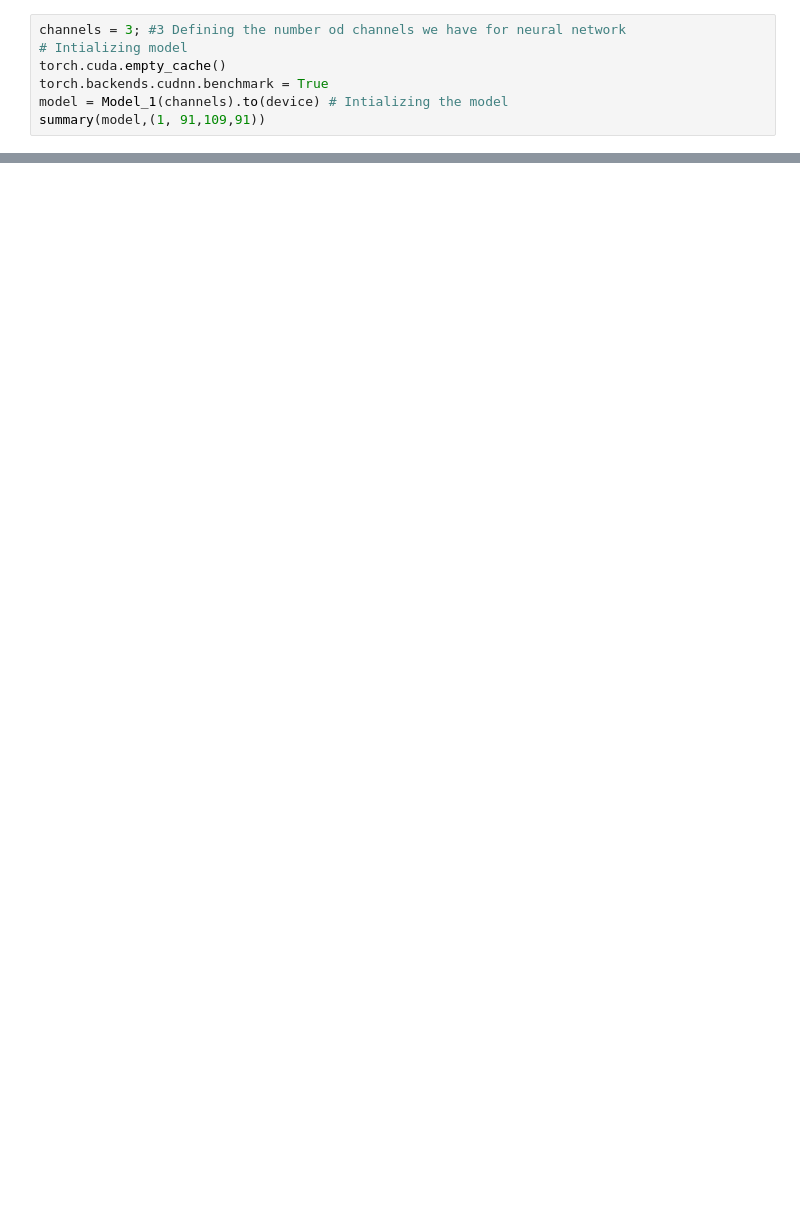
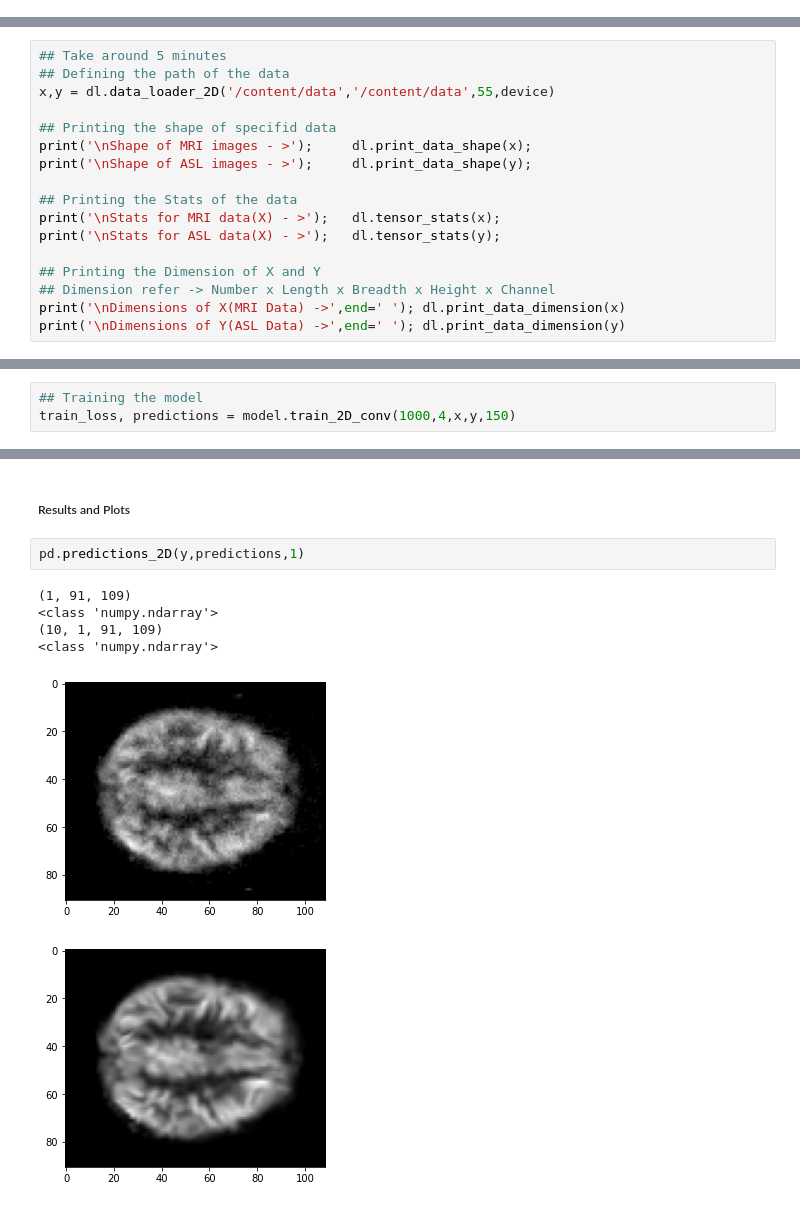
Before and after one commit to Anshuman-37/Summer_Dissertation, a Jupyter notebook: Registered_Data.ipynb, the cells around one changed output, grey strips where cells are left out. Drawn from its saved outputs; the diff is of its cells as text; blank space fills up the shorter version.

```diff
--- a/Registered_Data.ipynb
+++ b/Registered_Data.ipynb
@@ -133,7 +0,0 @@ class Model_1(Module):
-# %%
-channels = 3; #3 Defining the number od channels we have for neural network
-# Intializing model
-torch.cuda.empty_cache()
-torch.backends.cudnn.benchmark = True
-model = Model_1(channels).to(device) # Intializing the model
-summary(model,(1, 91,109,91))
@@ -297,0 +60,17 @@ NameError: ignored
+# %%
+## Take around 5 minutes
+## Defining the path of the data
+x,y = dl.data_loader_2D('/content/data','/content/data',55,device)
+
+## Printing the shape of specifid data
+print('\nShape of MRI images - >');     dl.print_data_shape(x);
+print('\nShape of ASL images - >');     dl.print_data_shape(y);
+
+## Printing the Stats of the data
+print('\nStats for MRI data(X) - >');   dl.tensor_stats(x);
+print('\nStats for ASL data(X) - >');   dl.tensor_stats(y);
+
+## Printing the Dimension of X and Y
+## Dimension refer -> Number x Length x Breadth x Height x Channel
+print('\nDimensions of X(MRI Data) ->',end=' '); dl.print_data_dimension(x)
+print('\nDimensions of Y(ASL Data) ->',end=' '); dl.print_data_dimension(y)
@@ -297,0 +79,3 @@ NameError: ignored
+# %%
+## Training the model
+train_loss, predictions = model.train_2D_conv(1000,4,x,y,150)
@@ -297,0 +123,11 @@ NameError: ignored
+# %% [markdown]
+##### Results and Plots
+# %%
+pd.predictions_2D(y,predictions,1)
+# %% [output]
+(1, 91, 109)
+<class 'numpy.ndarray'>
+(10, 1, 91, 109)
+<class 'numpy.ndarray'>
+[figure, added]
+[figure, added]
```
Also changed, not shown: parts of 40 cells of this notebook.
